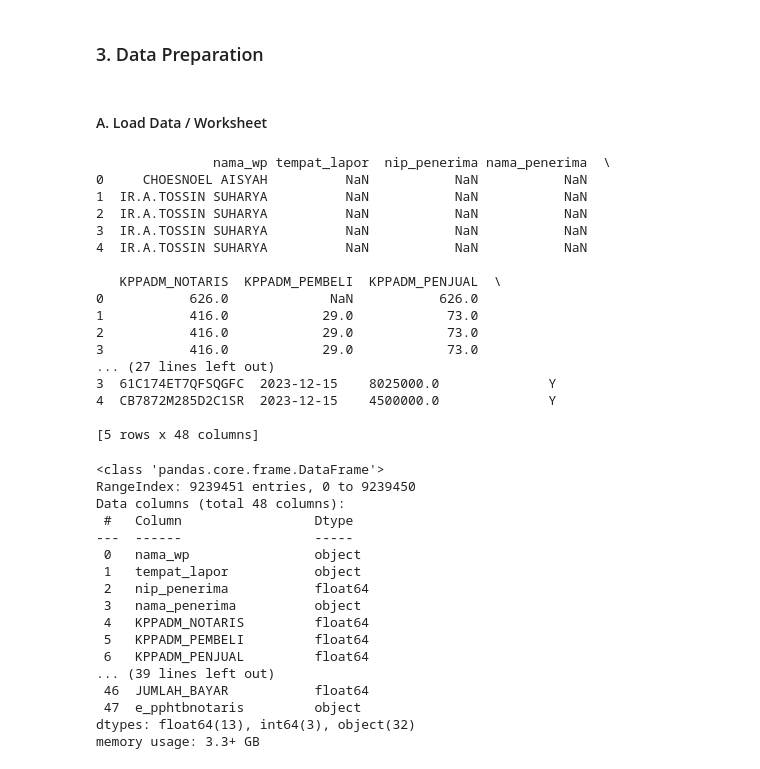
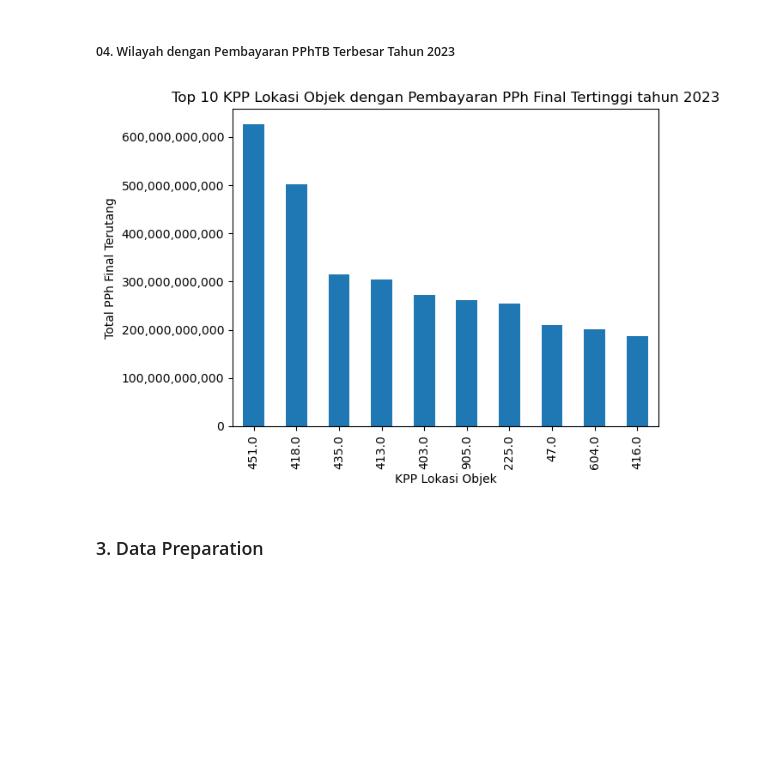
Before and after one commit to gopaspsb/MLFlow, a Jupyter notebook: Kelompok 2_PHTB.ipynb, the cells around one changed output. Drawn from its saved outputs; the diff is of its cells as text; code cells hidden in the pictures; blank space fills up the shorter version.

```diff
--- a/Kelompok 2_PHTB.ipynb
+++ b/Kelompok 2_PHTB.ipynb
@@ -1,4 +242,15 @@
+# %% [markdown]
+##### 04. Wilayah dengan Pembayaran PPhTB Terbesar Tahun 2023
+# %%
+# KPP Lokasi Objek dengan pembayaran PPh Final tertinggi tahun 2023
+
+df2[df2["TAHUN_BAYAR"] == 2023].groupby("KPP_LOKASI_OBJEK")["JML_PPHFINAL_TERUTANG"].sum().sort_values(ascending=False).head(10).plot(kind="bar")
+plt.title("Top 10 KPP Lokasi Objek dengan Pembayaran PPh Final Tertinggi tahun 2023")
+plt.xlabel("KPP Lokasi Objek")
+plt.ylabel("Total PPh Final Terutang")
+plt.gca().yaxis.set_major_formatter(plt.FuncFormatter(lambda x, loc: "{:,}".format(int(x))))
+plt.show()
+# %% [output]
+[figure, added]
 # %% [markdown]
 ### 3. Data Preparation
-# %% [markdown]
-#### A. Load Data / Worksheet
@@ -12,47 +256,0 @@ import seaborn as sns
-# %%
-# Baca File
-
-file = "C:/Users/910223073/OneDrive - Kemenkeu/Karejo/TIM/2. Tim PPHTB/3. Data/1. Data Appportal/4. PPHTB  999 - 15 10 2024.csv"
-# ada error Error tokenizing data. C error: Expected 23 fields in line 3, saw 28
-df = pd.read_csv(file, encoding="latin-1", on_bad_lines="skip", low_memory=False, sep="|")
-print(df.head())
-# %% [output]
-               nama_wp tempat_lapor  nip_penerima nama_penerima  \
-0     CHOESNOEL AISYAH          NaN           NaN           NaN
-1  IR.A.TOSSIN SUHARYA          NaN           NaN           NaN
-2  IR.A.TOSSIN SUHARYA          NaN           NaN           NaN
-3  IR.A.TOSSIN SUHARYA          NaN           NaN           NaN
-4  IR.A.TOSSIN SUHARYA          NaN           NaN           NaN
-
-   KPPADM_NOTARIS  KPPADM_PEMBELI  KPPADM_PENJUAL  \
-0           626.0             NaN           626.0
-1           416.0            29.0            73.0
-2           416.0            29.0            73.0
-3           416.0            29.0            73.0
-... (27 lines left out)
-3  61C174ET7QFSQGFC  2023-12-15    8025000.0              Y
-4  CB7872M285D2C1SR  2023-12-15    4500000.0              Y
-
-[5 rows x 48 columns]
-# %%
-# Lihat tipe data
-
-df.info()
-# %% [output]
-<class 'pandas.core.frame.DataFrame'>
-RangeIndex: 9239451 entries, 0 to 9239450
-Data columns (total 48 columns):
- #   Column                 Dtype
----  ------                 -----
- 0   nama_wp                object
- 1   tempat_lapor           object
- 2   nip_penerima           float64
- 3   nama_penerima          object
- 4   KPPADM_NOTARIS         float64
- 5   KPPADM_PEMBELI         float64
- 6   KPPADM_PENJUAL         float64
-... (39 lines left out)
- 46  JUMLAH_BAYAR           float64
- 47  e_pphtbnotaris         object
-dtypes: float64(13), int64(3), object(32)
-memory usage: 3.3+ GB
```
Also changed, not shown: parts of 72 cells of this notebook, 2 other files.
